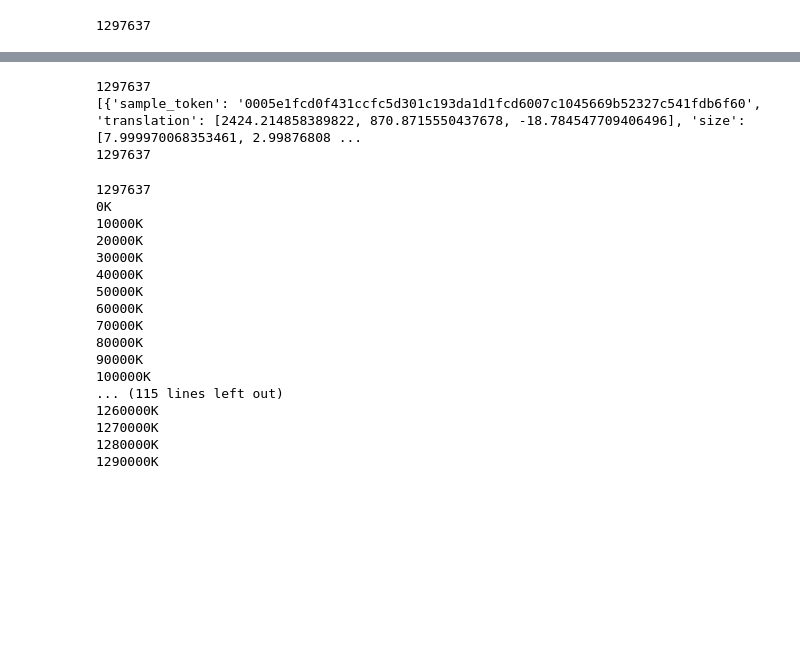
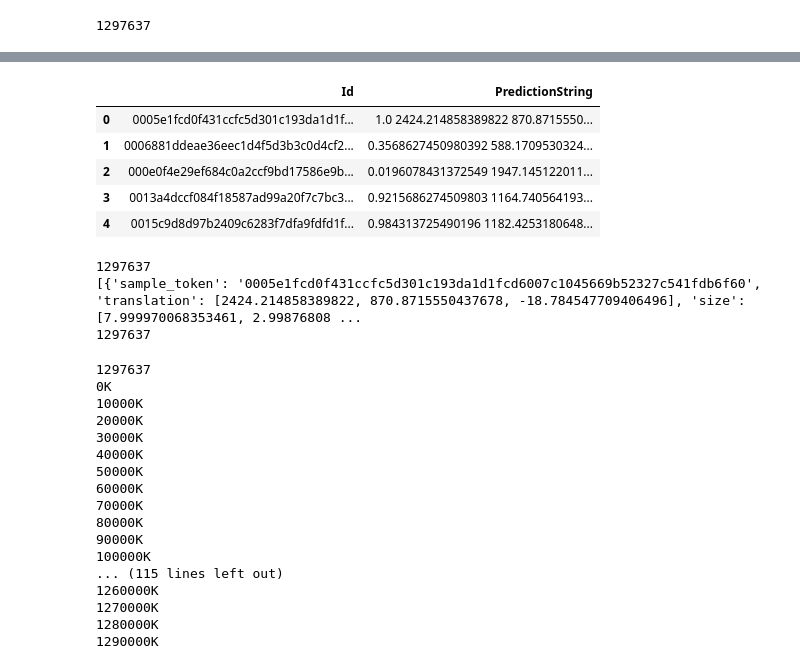
Before and after one commit to shih61/deep-learnging-3d-object-dectation, a Jupyter notebook: reference-model.ipynb, the cells around one changed output, grey strips where cells are left out. Cells and saved outputs as stored; diff of their text form; code cells hidden in the pictures; blank space fills up the shorter version.

```diff
--- a/reference-model.ipynb
+++ b/reference-model.ipynb
@@ -1517,7 +1515,7 @@ with torch.no_grad():
         prediction = F.softmax(prediction, dim=1)
 #         print('prediction', prediction.size())
         prediction_cpu = prediction[0].cpu().numpy()
-#         prediction_cpu = np.round(prediction_cpu).astype(np.uint8)
+        prediction_cpu = np.round(prediction_cpu*255).astype(np.uint8)
 #         print('prediction_cpu', prediction_cpu.shape)
 
         # Get probability for non-background
@@ -1675,3 +1674,23 @@ for (sample_token, sample_boxes, sample_detection_scores, sample_detection_class
 27468
 27468
 [interactive output not drawn]
+# %%
+sub = {}
+for i in tqdm_notebook(range(len(pred_box3ds))):
+#     yaw = -np.arctan2(pred_box3ds[i].rotation[2], pred_box3ds[i].rotation[0])
+    yaw = 2*np.arccos(pred_box3ds[i].rotation[0]);
+    pred =  str(pred_box3ds[i].score/255) + ' ' + str(pred_box3ds[i].center_x)  + ' '  + \
+    str(pred_box3ds[i].center_y) + ' '  + str(pred_box3ds[i].center_z) + ' '  + \
+    str(pred_box3ds[i].width) + ' ' \
+    + str(pred_box3ds[i].length) + ' '  + str(pred_box3ds[i].height) + ' ' + str(yaw) + ' ' \
+    + str(pred_box3ds[i].name) + ' '
+
+    if pred_box3ds[i].sample_token in sub.keys():
+        sub[pred_box3ds[i].sample_token] += pred
+    else:
+        sub[pred_box3ds[i].sample_token] = pred
+
+sample_sub = pd.read_csv('/home/ys3152/sample_submission.csv')
+for token in set(sample_sub.Id.values).difference(sub.keys()):
+#     print(token)
+    sub[token] = ''
@@ -1677,0 +1699,11 @@ for (sample_token, sample_boxes, sample_detection_scores, sample_detection_class
+# %%
+sub = pd.DataFrame(list(sub.items()))
+sub.columns = sample_sub.columns
+sub.head()
+# %% [output]
+|  | Id | PredictionString |
+| 0 | 0005e1fcd0f431ccfc5d301c193da1d1f... | 1.0 2424.214858389822 870.8715550... |
+| 1 | 0006881ddeae36eec1d4f5d3b3c0d4cf2... | 0.3568627450980392 588.1709530324... |
+| 2 | 000e0f4e29ef684c0a2ccf9bd17586e9b... | 0.0196078431372549 1947.145122011... |
+| 3 | 0013a4dccf084f18587ad99a20f7c7bc3... | 0.9215686274509803 1164.740564193... |
+| 4 | 0015c9d8d97b2409c6283f7dfa9fdfd1f... | 0.984313725490196 1182.4253180648... |
```
Also changed, not shown: parts of 10 cells of this notebook, 3 other files.
